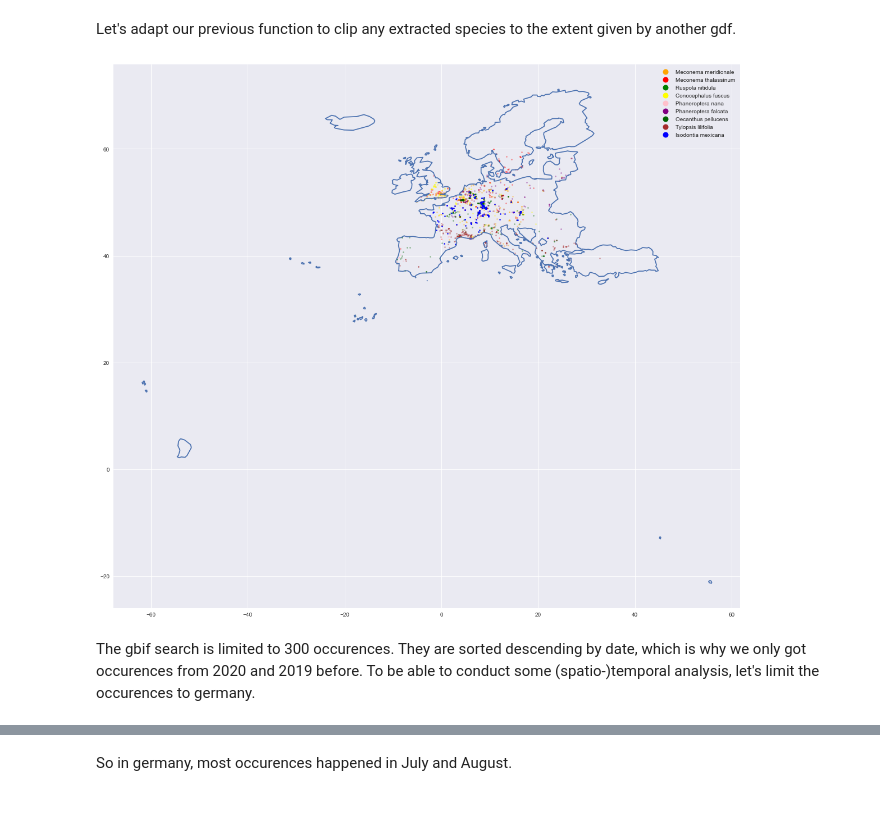
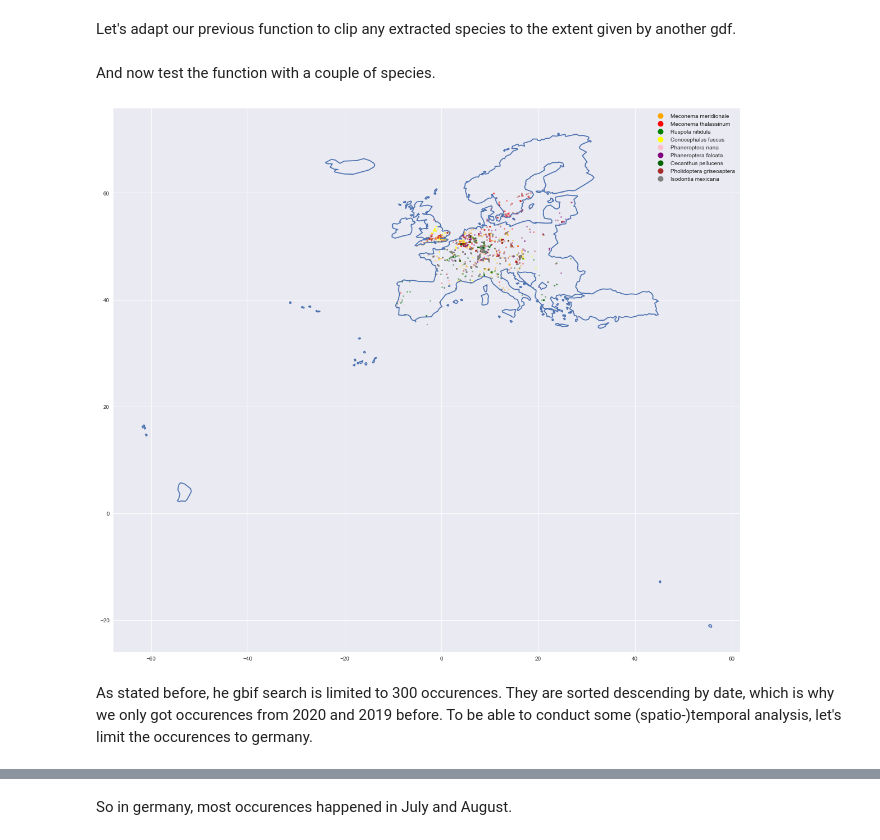
Before and after one commit to han16nah/final_project-han16nah, a Jupyter notebook: gbif_analysis.ipynb, the cells around one changed output, grey strips where cells are left out. Drawn from its saved outputs; the diff is of its cells as text; code cells hidden in the pictures; blank space fills up the shorter version.

```diff
--- a/gbif_analysis.ipynb
+++ b/gbif_analysis.ipynb
@@ -99,7 +105,7 @@ We now want to look at one of the preys of this species and its distribution. Le
 def species_occurences_to_gdf(species_name):
     occ_dict = occ.search(scientificName=species_name)
     occ_df = pd.DataFrame.from_dict(occ_dict['results'])
-    occ_df = occ_df.astype({'dateIdentified':'datetime64'})
+    occ_df = occ_df.astype({'dateIdentified':'datetime64', 'eventDate':'datetime64'})
     occ_df = occ_df.dropna(subset=['decimalLatitude', 'decimalLongitude'])
     occ_df.to_csv("gbif_occ_" + species_name.replace(" ","_") + ".csv")
     occ_gdf = gpd.GeoDataFrame(occ_df, geometry=gpd.points_from_xy(occ_df.decimalLongitude, occ_df.decimalLatitude))
@@ -107,14 +113,12 @@ def species_occurences_to_gdf(species_name):
 # %%
 colors=["blue", "orange", "red"]
 plots = []
-fig, ax = plt.subplots(figsize=((20,20)))
+fig, ax = plt.subplots(figsize=((20,5)))
 species_list = ['Isodontia mexicana', 'Meconema meridionale', 'Meconema thalassinum']
-for i, species in enumerate(species_list):
-    df = species_occurences_to_gdf(species)
+for i, sp in enumerate(species_list):
+    df = species_occurences_to_gdf(sp)
     plots.append(df.plot(ax=ax, c=colors[i]))
 
-#plt.legend(handles=plots, labels=species)
-#plt.show()
 mplleaflet.display(fig=fig)
 # %% [output]
 The get_offset_position function was deprecated in Matplotlib 3.3 and will be removed two minor releases later.
@@ -176,37 +180,39 @@ def occs_to_gdf_clip(species_dict, clip_gdf):
     occ_gdf_clipped = gpd.clip(occ_gdf, clip_gdf)
 
     return occ_gdf_clipped
+# %% [markdown]
+And now test the function with a couple of species.
 # %%
-colors=['orange', 'red', 'green', 'yellow', 'pink', 'purple', 'darkgreen', 'brown', 'blue']
+colors=['orange', 'red', 'green', 'yellow', 'pink', 'purple', 'darkgreen', 'brown', "grey", 'blue']
 fig, ax = plt.subplots(figsize=((20,20)))
-species_list = [ 'Meconema meridionale',
+species_list = ['Meconema meridionale',
                 'Meconema thalassinum',
                 'Ruspola nitidula',
                 'Conocephalus fuscus',
                 'Phaneroptera nana',
                 'Phaneroptera falcata',
                 'Oecanthus pellucens',
-                'Tylopsis lilifolia',
+                'Pholidoptera griseoaptera',
                 'Isodontia mexicana']
 all_gdfs = []
-for i, species in enumerate(species_list):
-    occs_dict = download_occs(species)
+for i, sp in enumerate(species_list):
+    occs_dict = download_occs(sp)
     alpha = 0.4
     if occs_dict['results'] != []: # avoid error in case of empty result
         gdf = occs_to_gdf_clip(occs_dict, gdf_europe)
         all_gdfs.append(gdf)
         if i == len(species_list)-1:
             alpha=1.0
-        gdf.plot(ax=ax, c=colors[i], markersize=5, alpha=alpha)
+        gdf.plot(ax=ax, c=colors[i], markersize=7, alpha=alpha)
 handles = [ plt.plot([],[], marker="o", ms=10, ls="", mec=None, color=colors[i],
             label="{:s}".format(species_list[i]) )[0]  for i in range(len(species_list)) ]
 gdf_europe.geometry.boundary.plot(ax=ax)
 ax.legend(handles=handles)
 plt.show()
 # %% [output]
-[figure, old version]
+[figure, new version]
 # %% [markdown]
-The gbif search is limited to 300 occurences. They are sorted descending by date, which is why we only got occurences from 2020 and 2019 before. To be able to conduct some (spatio-)temporal analysis, let's limit the occurences to germany.
+As stated before, he gbif search is limited to 300 occurences. They are sorted descending by date, which is why we only got occurences from 2020 and 2019 before. To be able to conduct some (spatio-)temporal analysis, let's limit the occurences to germany.
 # %%
 def occs_to_gdf(species_dict):
     occ_df = pd.DataFrame.from_dict(species_dict['results'])
```
Also changed, not shown: parts of 56 cells of this notebook.
